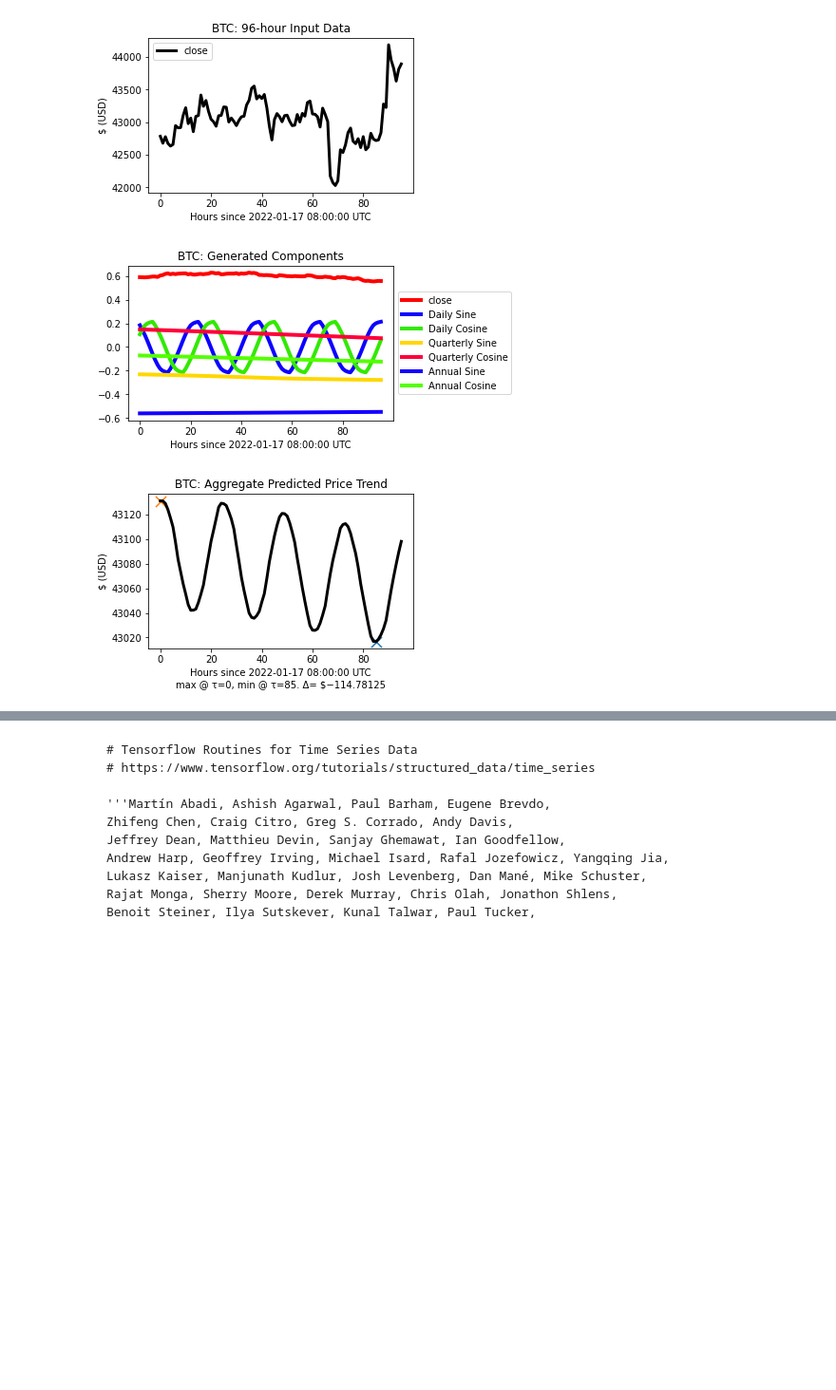
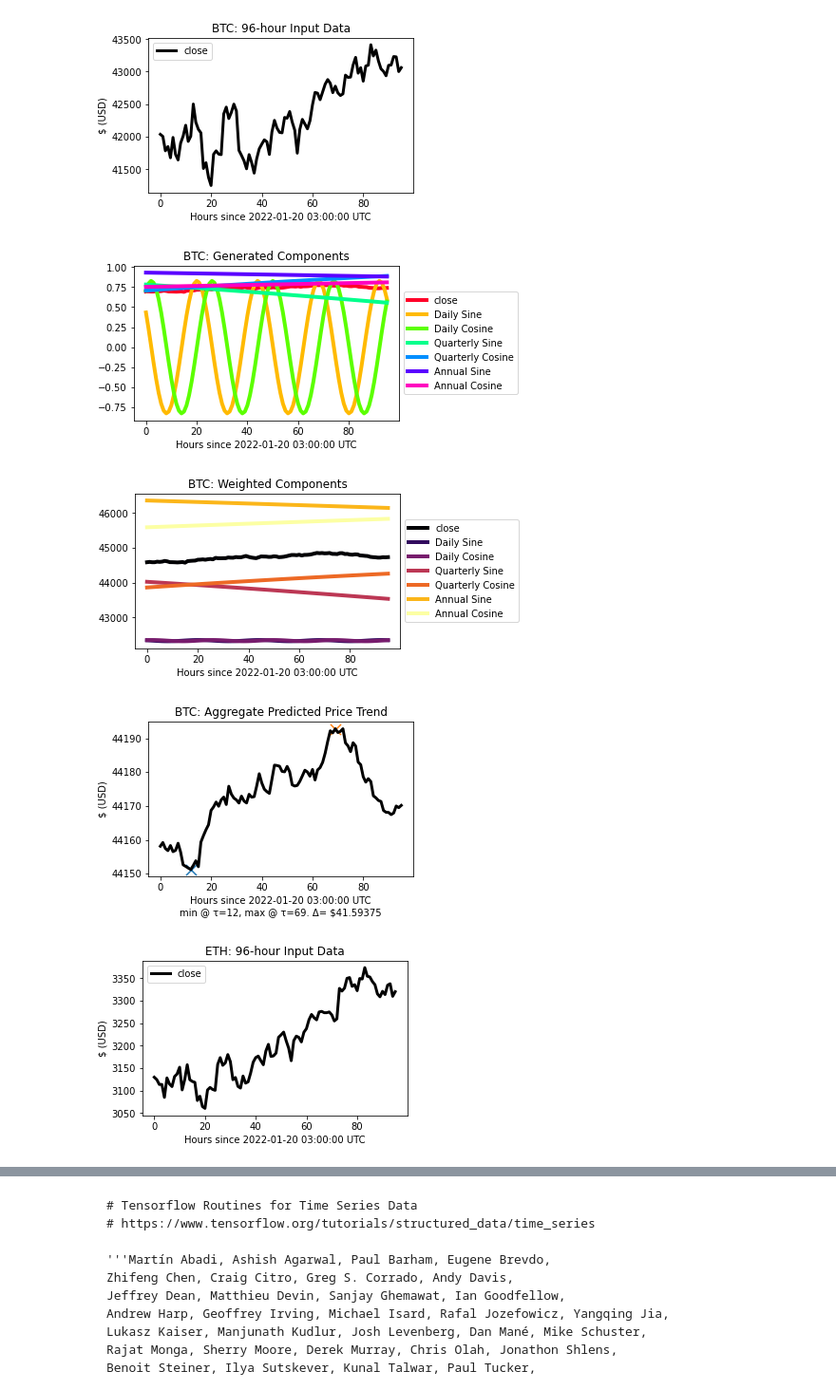
Before and after one commit to LaviJ/Cryptocurrency-Analysis, a Jupyter notebook: Machine Learning/model-predict.ipynb, the cells around one changed output, grey strips where cells are left out. Shown: that part at 95% size. Cells and saved outputs as stored; diff of their text form; code cells hidden in the pictures; blank space fills up the shorter version.

```diff
--- a/Machine Learning/model-predict.ipynb
+++ b/Machine Learning/model-predict.ipynb
@@ -22,9 +22,9 @@ import numpy as np
 import pandas as pd
 import seaborn as sns
 
-symbols=['BTC']#,'ETH','XRP']#,'USDT','ADA','XMR','XLM','BUSD','LTC','DOGE']
+symbols=['BTC','ETH']#,'XRP']#,'USDT','ADA','XMR','XLM','BUSD','LTC','DOGE']
 modeltype='lstm'
-testordinal='3'
+testordinal='4'
 for symbol in symbols:
     # Declare the dataframes
     train_df = val_df = test_df = df = pd.DataFrame()
@@ -83,7 +83,7 @@ for symbol in symbols:
 
     df['close']  = scaler.fit_transform(np.array(df['close']).reshape(-1, 1))
 
-    df['Daily Sine']=df['Daily Cosine']=df['Quarterly Sine']=df['Quaterly Cosine']= df['Annual Sine']=df['Annual Cosine']=np.zeros(96)
+    df['Daily Sine']=df['Daily Cosine']=df['Quarterly Sine']=df['Quaterly Cosine']= df['Annual Sine']=df['Annual Cosine']=df['close']
 
     answer=pd.DataFrame()
     # Run feedback model prediction on input data
@@ -100,42 +100,50 @@ for symbol in symbols:
     final = pd.DataFrame( )
     final = answer
     # Show the raw componenet output
     final.columns = [ 'close','Daily Sine','Daily Cosine','Quarterly Sine','Quarterly Cosine','Annual Sine','Annual Cosine']
-    final.plot(legend=True, figsize=(5,3), xlabel='Hours since '+firsttime+' UTC', colormap='prism', title=symbol+': Generated Components', lw=4)
+    final.plot(legend=True, figsize=(5,3), xlabel='Hours since '+firsttime+' UTC', colormap='gist_rainbow', title=symbol+': Generated Components', lw=4)
     plt.legend(loc='center left', bbox_to_anchor=(1.0, 0.5))
     plt.savefig('pngs/'+symbol+'raw.png',bbox_inches='tight',dpi=150)
 
-    # Denormalize
+    # Apply Weights and Denormalize
 
-    final['close'] =  scaler.inverse_transform(np.array(final['close']).reshape(-1, 1))
-    final['Daily Sine'] =  scaler.inverse_transform(np.array(final['Daily Sine']).reshape(-1, 1))
-    final['Daily Cosine'] =  scaler.inverse_transform(np.array(final['Daily Cosine']).reshape(-1, 1))
-    final['Quarterly Sine'] =  scaler.inverse_transform(np.array(final['Quarterly Sine']).reshape(-1, 1))
-    final['Quarterly Cosine'] =  scaler.inverse_transform(np.array(final['Quarterly Cosine']).reshape(-1, 1))
-    final['Annual Sine'] =  scaler.inverse_transform(np.array(final['Annual Sine']).reshape(-1, 1))
-    final['Annual Cosine'] =  scaler.inverse_transform(np.array(final['Annual Cosine']).reshape(-1, 1))
+    final['close'] =  scaler.inverse_transform(np.array(final['close']*3).reshape(-1, 1))
+    final['Daily Sine'] =  scaler.inverse_transform(np.array(final['Daily Sine']*.02).reshape(-1, 1))
+    final['Daily Cosine'] =  scaler.inverse_transform(np.array(final['Daily Cosine']*.02).reshape(-1, 1))
+    final['Quarterly Sine'] =  scaler.inverse_transform(np.array(final['Quarterly Sine']*2).reshape(-1, 1))
+    final['Quarterly Cosine'] =  scaler.inverse_transform(np.array(final['Quarterly Cosine']*2).reshape(-1, 1))
+    final['Annual Sine'] =  scaler.inverse_transform(np.array(final['Annual Sine']*4).reshape(-1, 1))
+    final['Annual Cosine'] =  scaler.inverse_transform(np.array(final['Annual Cosine']*4).reshape(-1, 1))
+
+    # Show the raw componenet output
+    final.columns = [ 'close','Daily Sine','Daily Cosine','Quarterly Sine','Quarterly Cosine','Annual Sine','Annual Cosine']
+    final.plot(legend=True, figsize=(5,3), xlabel='Hours since '+firsttime+' UTC', colormap='inferno', title=symbol+': Weighted Components', lw=4)
+    plt.legend(loc='center left', bbox_to_anchor=(1.0, 0.5))
+    plt.savefig('pngs/'+symbol+'raw.png',bbox_inches='tight',dpi=150)
 
     agg = np.ones(96)
     for i in range(96):
       agg[i] = np.mean(final.iloc[i])
     # Plot the aggregate prediction
     a=pd.DataFrame()
     a=pd.DataFrame( agg)
 
     ymin = float(np.min(a))
     xmin = int(np.where(a == ymin)[0][0])
     ymax = float(np.max(a))
     xmax = int(np.where(a == ymax)[0][0])
     if xmin < xmax :
         a.plot(legend=False, figsize=(5,3), xlabel='Hours since '+firsttime+' UTC\nmin @ \u03C4='+str(xmin)+', max @ \u03C4='+str(xmax)+'. \u0394= $'+str(round(ymax-ymin,7)), ylabel='$ (USD)', color='k', title=symbol+": Aggregate Predicted Price Trend", lw=3)
     else:
         a.plot(legend=False, figsize=(5,3), xlabel='Hours since '+firsttime+' UTC\nmax @ \u03C4='+str(xmax)+', min @ \u03C4='+str(xmin)+'. \u0394= $\u2212'+str(abs(round(ymin-ymax,7))), ylabel='$ (USD)', color='k', title=symbol+": Aggregate Predicted Price Trend", lw=3)
 
     plt.gca().scatter(xmin, ymin, s=123, marker='x')
     plt.gca().scatter(xmax, ymax, s=123, marker='x')
     plt.gca().yaxis.set_major_formatter(FormatStrFormatter('%g'))
     plt.savefig('pngs/'+symbol+'out.png', bbox_inches='tight', dpi=150)
 # %% [output]
-[figure, old version]
+[figure, new version]
-[figure, old version]
+[figure, new version]
-[figure, old version]
+[figure, new version]
+[figure, added]
+[figure, added]
```
Also changed, not shown: parts of 1 cell of this notebook.
